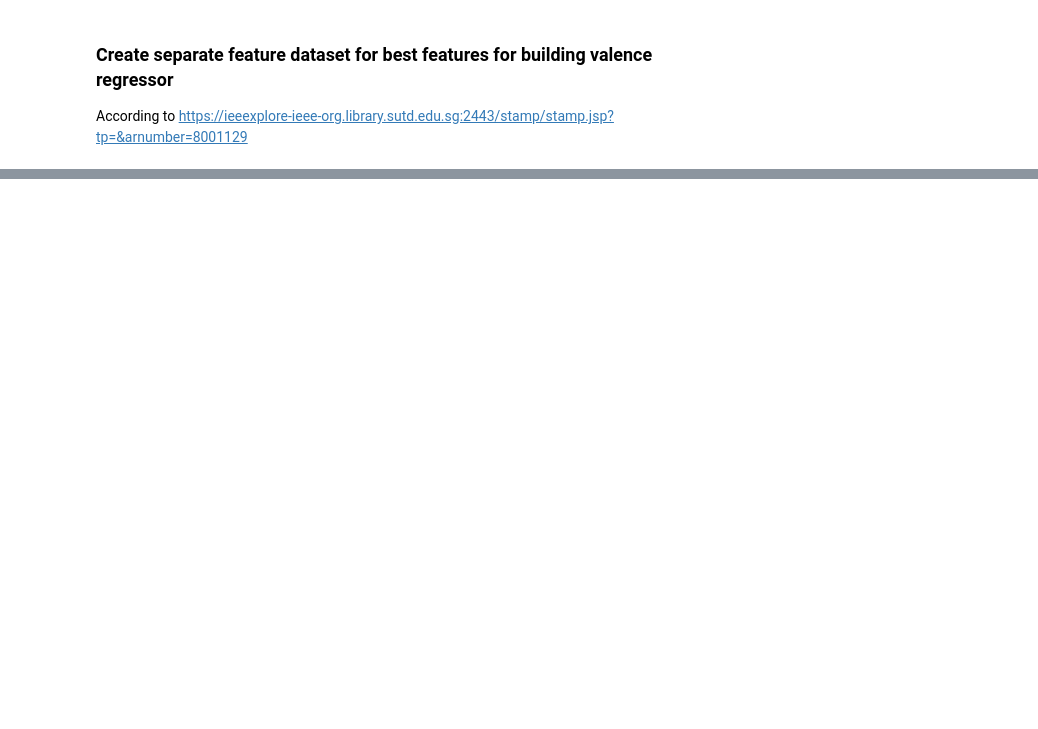
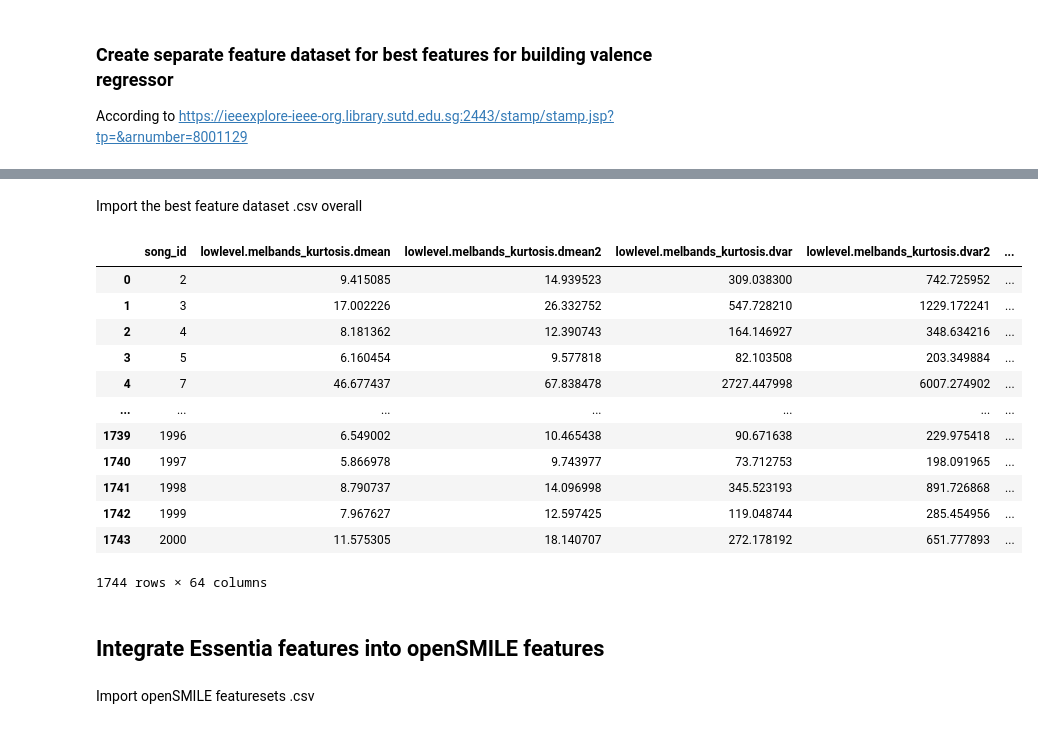
Before and after one commit to Fe-56/CDeeS, a Jupyter notebook: notebooks/deam/deam_preprocessing.ipynb, the cells around one changed output, grey strips where cells are left out. Drawn from its saved outputs; the diff is of its cells as text; code cells hidden in the pictures; blank space fills up the shorter version.

```diff
--- a/notebooks/deam/deam_preprocessing.ipynb
+++ b/notebooks/deam/deam_preprocessing.ipynb
@@ -208,0 +293,27 @@ best_valence_features = [
+# %% [markdown]
+Import the best feature dataset .csv overall
+# %%
+df_essentia_best_overall_features = pd.read_csv(get_deam_path('processed/features/essentia_best_overall_features.csv'))
+
+# drop Unnamed:0 column
+df_essentia_best_overall_features = df_essentia_best_overall_features[df_essentia_best_overall_features.columns[1:]]
+
+df_essentia_best_overall_features
+# %% [output]
+|  | song_id | lowlevel.melbands_kurtosis.dmean | lowlevel.melbands_kurtosis.dmean2 | lowlevel.melbands_kurtosis.dvar | lowlevel.melbands_kurtosis.dvar2 | ... |
+| 0 | 2 | 9.415085 | 14.939523 | 309.038300 | 742.725952 | ... |
+| 1 | 3 | 17.002226 | 26.332752 | 547.728210 | 1229.172241 | ... |
+| 2 | 4 | 8.181362 | 12.390743 | 164.146927 | 348.634216 | ... |
+| 3 | 5 | 6.160454 | 9.577818 | 82.103508 | 203.349884 | ... |
+| 4 | 7 | 46.677437 | 67.838478 | 2727.447998 | 6007.274902 | ... |
+| ... | ... | ... | ... | ... | ... | ... |
+| 1739 | 1996 | 6.549002 | 10.465438 | 90.671638 | 229.975418 | ... |
+| 1740 | 1997 | 5.866978 | 9.743977 | 73.712753 | 198.091965 | ... |
+| 1741 | 1998 | 8.790737 | 14.096998 | 345.523193 | 891.726868 | ... |
+| 1742 | 1999 | 7.967627 | 12.597425 | 119.048744 | 285.454956 | ... |
+| 1743 | 2000 | 11.575305 | 18.140707 | 272.178192 | 651.777893 | ... |
+1744 rows × 64 columns
+# %% [markdown]
+## Integrate Essentia features into openSMILE features
+# %% [markdown]
+Import openSMILE featuresets .csv
```
Also changed, not shown: parts of 47 cells of this notebook, 3 other files.
